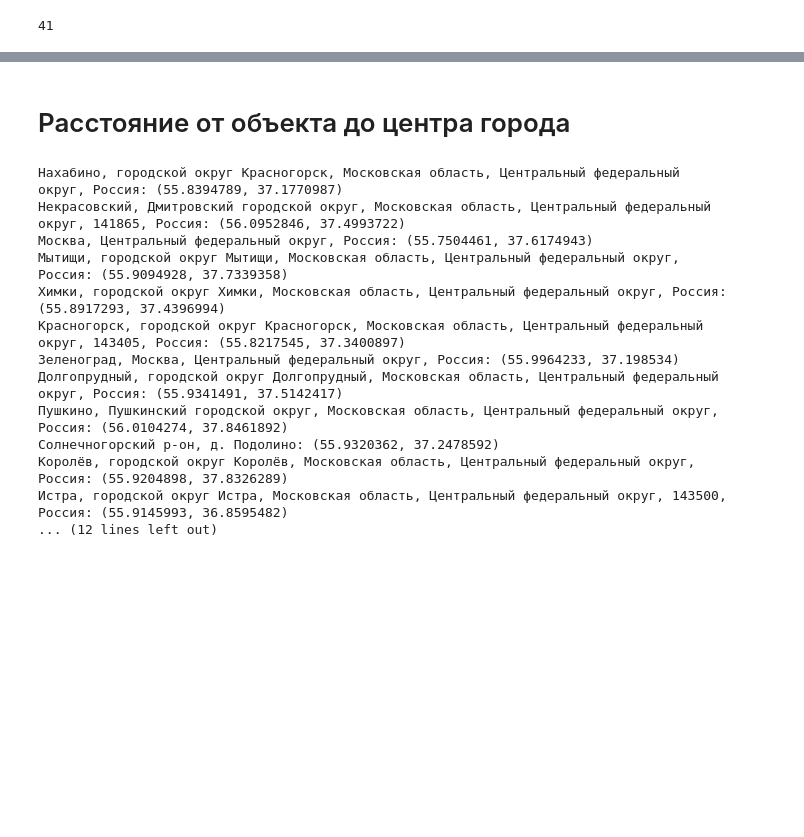
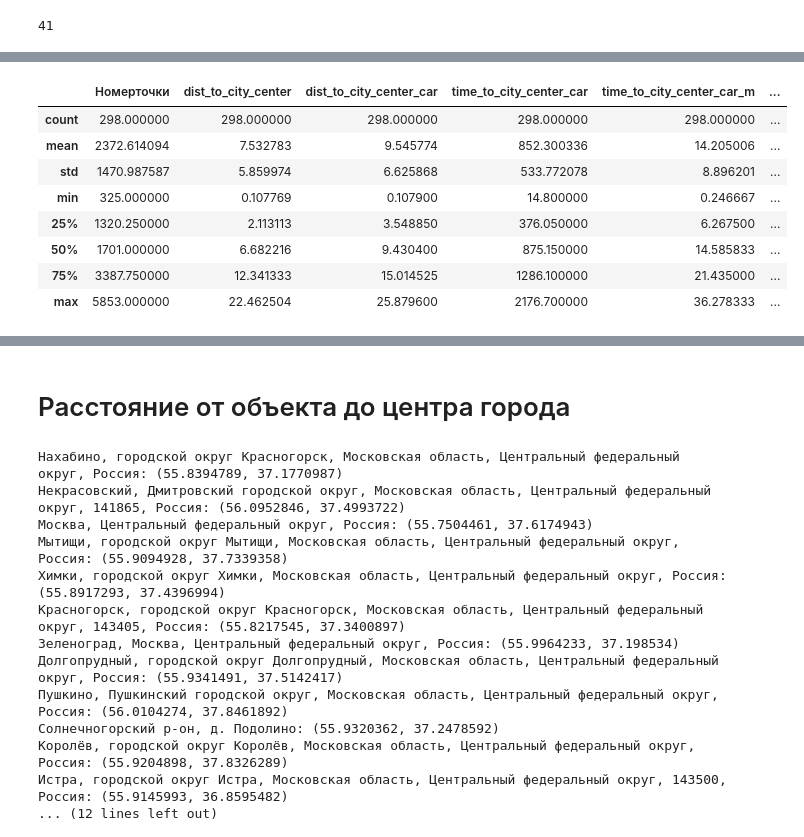
Before and after one commit to MADE-final-project/Task_2, a Jupyter notebook: notebooks/OSM.ipynb, the cells around one changed output, grey strips where cells are left out. Drawn from its saved outputs; the diff is of its cells as text; code cells hidden in the pictures; blank space fills up the shorter version.

```diff
--- a/notebooks/OSM.ipynb
+++ b/notebooks/OSM.ipynb
@@ -92,0 +250,19 @@ len(tags)
+# %%
+vkusvill["dist_to_city_center_car"] = 0
+vkusvill["time_to_city_center_car"] = 0
+
+for idx, row in vkusvill.iterrows():
+    coords = coordinates_cities[row["Город"]]
+
+    url = f"https://router.project-osrm.org/route/v1/driving/{coords[1]},{coords[0]};{row['Долгота']},{row['Широта']}"
+    response = requests.get(url)
+    time.sleep(1)
+
+    vkusvill.loc[idx, "time_to_city_center_car"] = response.json()['routes'][0]['duration']
+    vkusvill.loc[idx, "dist_to_city_center_car"] = response.json()['routes'][0]['distance']
+
+vkusvill["dist_to_city_center_car"] /= 1000
+vkusvill["time_to_city_center_car_m"] = vkusvill["time_to_city_center_car"] / 60
+
+param_lambda = 2
+vkusvill["p_huff"] = vkusvill["Торговая площадь, м2"] / (vkusvill["time_to_city_center_car_m"] ** param_lambda)
@@ -92,0 +278,21 @@ len(tags)
+# %%
+result = vkusvill[[
+    "Номерточки",
+    "dist_to_city_center",
+    "dist_to_city_center_car",
+    "time_to_city_center_car",
+    "time_to_city_center_car_m",
+    "p_huff"
+    ]]
+# %%
+result.describe()
+# %% [output]
+|  | Номерточки | dist_to_city_center | dist_to_city_center_car | time_to_city_center_car | time_to_city_center_car_m | ... |
+| count | 298.000000 | 298.000000 | 298.000000 | 298.000000 | 298.000000 | ... |
+| mean | 2372.614094 | 7.532783 | 9.545774 | 852.300336 | 14.205006 | ... |
+| std | 1470.987587 | 5.859974 | 6.625868 | 533.772078 | 8.896201 | ... |
+| min | 325.000000 | 0.107769 | 0.107900 | 14.800000 | 0.246667 | ... |
+| 25% | 1320.250000 | 2.113113 | 3.548850 | 376.050000 | 6.267500 | ... |
+| 50% | 1701.000000 | 6.682216 | 9.430400 | 875.150000 | 14.585833 | ... |
+| 75% | 3387.750000 | 12.341333 | 15.014525 | 1286.100000 | 21.435000 | ... |
+| max | 5853.000000 | 22.462504 | 25.879600 | 2176.700000 | 36.278333 | ... |
```
Also changed, not shown: parts of 25 cells of this notebook, 2 other files.
